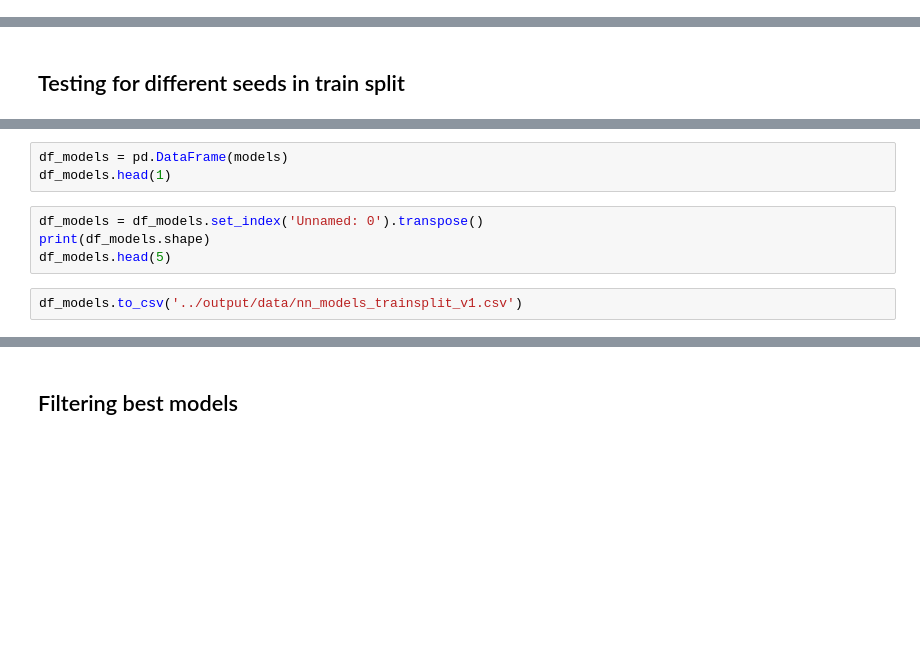
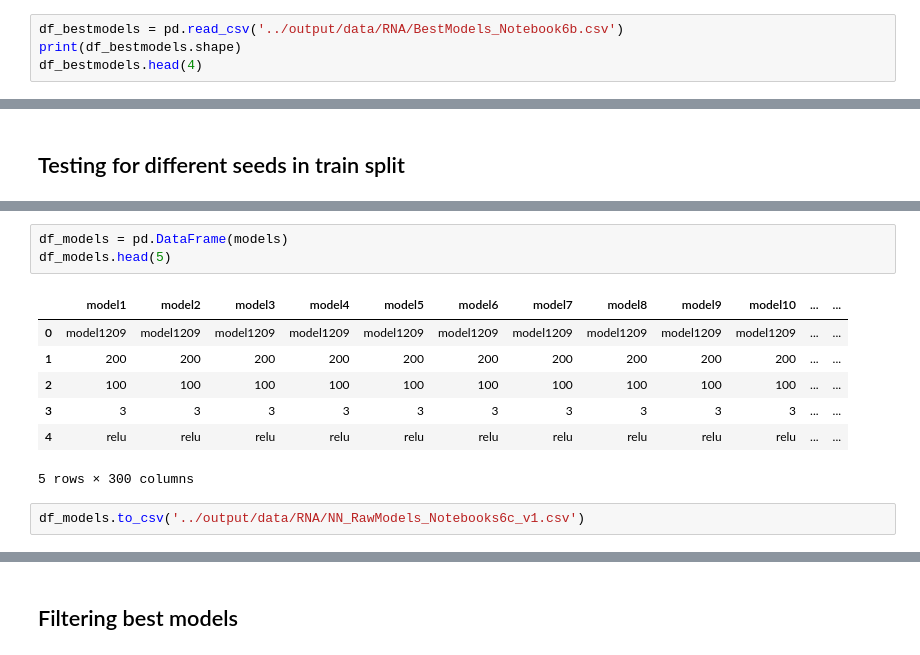
Before and after one commit to edgaregurrola/satellite_aq, a Jupyter notebook: notebooks/06c-TrainSplitVariation.ipynb, the cells around one changed output, grey strips where cells are left out. Drawn from its saved outputs; the diff is of its cells as text; blank space fills up the shorter version.

```diff
--- a/notebooks/06c-TrainSplitVariation.ipynb
+++ b/notebooks/06c-TrainSplitVariation.ipynb
@@ -97,0 +91,4 @@ indices = [i for i, x in enumerate(nn_80) if x == True]
+# %%
+df_bestmodels = pd.read_csv('../output/data/RNA/BestModels_Notebook6b.csv')
+print(df_bestmodels.shape)
+df_bestmodels.head(4)
@@ -251,9 +257,13 @@ RMSE for training is: 11.423802472980972 RMSE for test is: 12.213282471890567
 # %%
 df_models = pd.DataFrame(models)
-df_models.head(1)
+df_models.head(5)
+# %% [output]
+|  | model1 | model2 | model3 | model4 | model5 | model6 | model7 | model8 | model9 | model10 | ... | ... |
+| 0 | model1209 | model1209 | model1209 | model1209 | model1209 | model1209 | model1209 | model1209 | model1209 | model1209 | ... | ... |
+| 1 | 200 | 200 | 200 | 200 | 200 | 200 | 200 | 200 | 200 | 200 | ... | ... |
+| 2 | 100 | 100 | 100 | 100 | 100 | 100 | 100 | 100 | 100 | 100 | ... | ... |
+| 3 | 3 | 3 | 3 | 3 | 3 | 3 | 3 | 3 | 3 | 3 | ... | ... |
+| 4 | relu | relu | relu | relu | relu | relu | relu | relu | relu | relu | ... | ... |
+5 rows × 300 columns
-# %%
-df_models = df_models.set_index('Unnamed: 0').transpose()
-print(df_models.shape)
-df_models.head(5)
 # %%
-df_models.to_csv('../output/data/nn_models_trainsplit_v1.csv')
+df_models.to_csv('../output/data/RNA/NN_RawModels_Notebooks6c_v1.csv')
```
Also changed, not shown: parts of 15 cells of this notebook, 12 other files.
